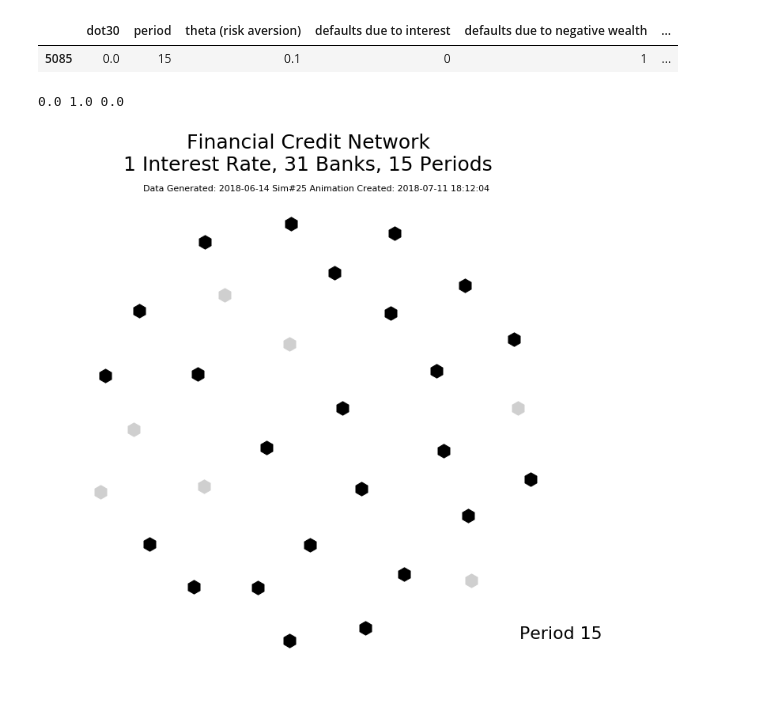
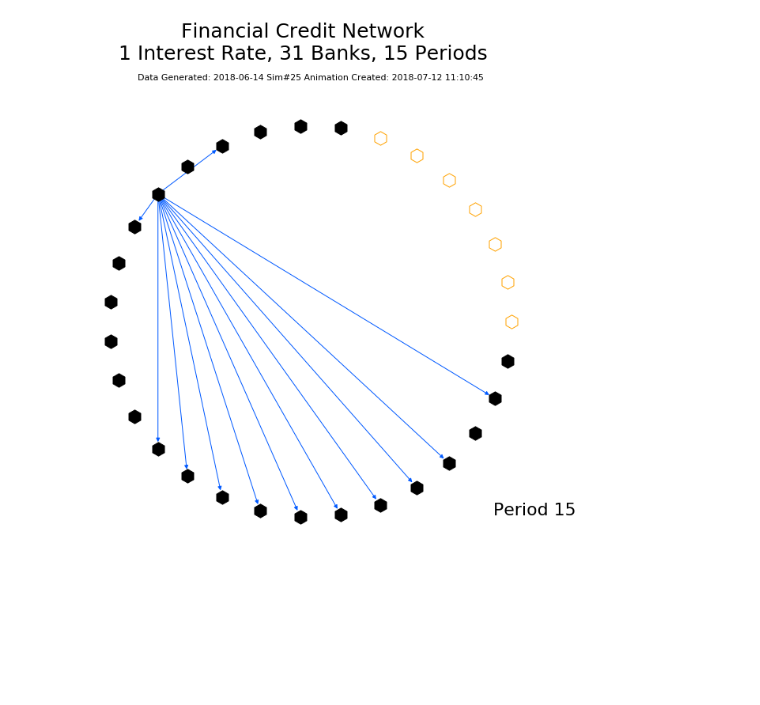
Before and after one commit to ai-xiaihai/FCN_DataAnalysis, a Jupyter notebook: visualize.ipynb, the cells around one changed output. Drawn from its saved outputs; the diff is of its cells as text; code cells hidden in the pictures; blank space fills up the shorter version.

Commit message:
Animation shows edges from adjacency matrices YEAH

```diff
--- a/visualize.ipynb
+++ b/visualize.ipynb
@@ -50,19 +19,3 @@ def update_edge_matrix(g, ndarray):
-# %%
-df[np.array(df["sim#"]==10) &
-   np.array(df["period"]==15) &
-   np.array(df["bankID"]==1)].loc[:,"dot30":]
-# %% [output]
-|  | dot30 | period | theta (risk aversion) | defaults due to interest | defaults due to negative wealth | ... |
-| 5085 | 0.0 | 15 | 0.1 | 0 | 1 | ... |
-# %%
-a,b,c= df[np.array(df["sim#"]==10) &
-   np.array(df["period"]==15) &
-   np.array(df["bankID"]==1)
-  ].iloc[0]["defaults due to interest":"defaults due to deposit shock"]
-print(a,b,c)
-#.loc[:,"defaults due to interest":"defaults due to deposit shock"]
-# %% [output]
-0.0 1.0 0.0
 # %%
 ########################
 # Variables you can manipulate
@@ -96,7 +49,9 @@ plt.title(fontsize=11,
             )
          )
 plt.axis('off')
-pos=nx.spring_layout(G)
+
+# nodes layout
+pos=nx.circular_layout(G)
 
 # keep track of banks still alive
 alive_banks = set(range(31))
@@ -109,56 +64,60 @@ for n in G:
                                                pos,
                                                nodelist=[n],
                                                with_labels=False,
                                                node_color= (0,0,0),
                                                node_shape= "h"
                                               )
-
-    # for u,v in G.edges():
-    #     G[u][v]['draw']=nx.draw_networkx_edges(G,pos,edgelist=[(u,v)],edge_color="white",arrows=True)
-    # edges = nx.draw_networkx_edges(G, pos, arrows=False, edge_color="white")
-
-#     return [node[1] for node in G.nodes(data="draw")]
-
+# draw the invisible edges
+for u,v in G.edges():
+    G[u][v]['draw']=nx.draw_networkx_edges(G,
+                                           pos,
+                                           edgelist=[(u,v)],
+                                           edge_color="white",
+                                           alpha=0.0,
+                                           arrows=True)[0]
 
 def update(i):
-#     update_edge_matrix(G, df.loc[i*31:i*31+30, "dot1":"dot31"].values)
-#     positive_edges = [[u,v] for (u,v,d) in G.edges(data=True) if d['weight'] >0]
-#     print(positive_edges)
-#     edges = nx.draw_networkx_edges(G, pos, arrows=False,edgelist=positive_edges)
-#     print(edges.get_array())
-
-#     nodes = nx.draw_networkx_nodes(G, pos, nodelist=list(choice(G.nodes())), node_color="b")
-
-    # if the bank default last period, change the color
+    # if the bank defaulted last period, update the color
     for dead in last_dead:
-        G.node[dead]['draw'].set_color((0.81,0.81,0.81))
+        G.node[dead]['draw'].set_facecolor((1,1,1))
     last_dead.clear()
 
-    # if the bank defaults, change the color, mark as dead
+    # if the bank defaults, update the color, mark as dead
     for bank in list(alive_banks):
 
         interest, wealth, deposit = df[np.array(df["sim#"]==sim_num) &
                                        np.array(df["period"]==(i+1)) &
                                        np.array(df["bankID"]==bank)
                                       ].iloc[0]["defaults due to interest":"defaults due to deposit shock"]
 
         if interest + wealth + deposit != 0:
             alive_banks.remove(bank)
             last_dead.add(bank)
-        if interest != 0:
-            G.node[bank]['draw'].set_color((0.99,0.00,0.02))
-        if wealth != 0:
-            G.node[bank]['draw'].set_color((0.59,0.00,0.02))
-        if deposit != 0:
-            G.node[bank]['draw'].set_color((0.99,0.00,0.49))
+        if interest != 0: # red if default due to interest
+            G.node[bank]['draw'].set_color((1,0,0))
+        if wealth != 0: # orange if default due to negative wealth
+            G.node[bank]['draw'].set_color((1,0.64,0))
+        if deposit != 0: # pink if default due to deposit shock
+            G.node[bank]['draw'].set_color((1,0,1))
 
+    # update the edge color
+    for debt, amount in np.ndenumerate(df_1n[sim_num, i]):
+        # if there is debt, show it
+        if amount>0 and debt[0] != debt[1]:
+            G.edges[debt]['draw'].set_alpha(1.0)
+            G.edges[debt]['draw'].set_color((0,0.35,1))
+        # if there is no debt, hide it
+        if amount==0 and debt[0] != debt[1]:
+            G.edges[debt]['draw'].set_alpha(0.0)
 
     # update the text (period)
     period.set_text("Period "+str(i+1))
 
-    return [node[1] for node in G.nodes(data="draw")]+[period]
+    return ([node[1] for node in G.nodes(data="draw")] +
+            [edge[2] for edge in G.edges(data="draw")] +
+            [period])
 
 anim = FuncAnimation(fig, update, frames=15, interval=800, repeat=False, blit=True)
 anim.save("network" + time_filename + ".mp4")
 # %% [output]
-[figure, old version]
+[figure, new version]
```
Also changed, not shown: parts of 7 cells of this notebook.
